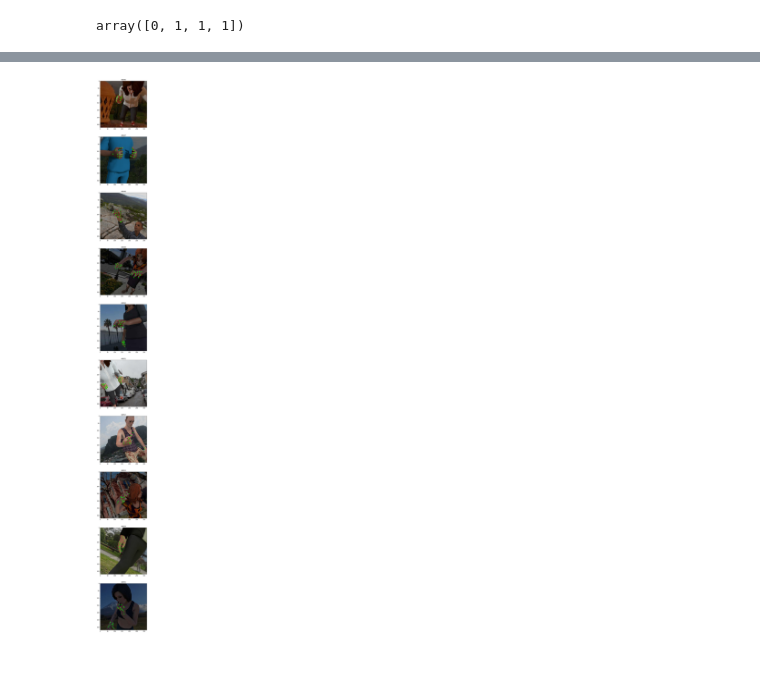
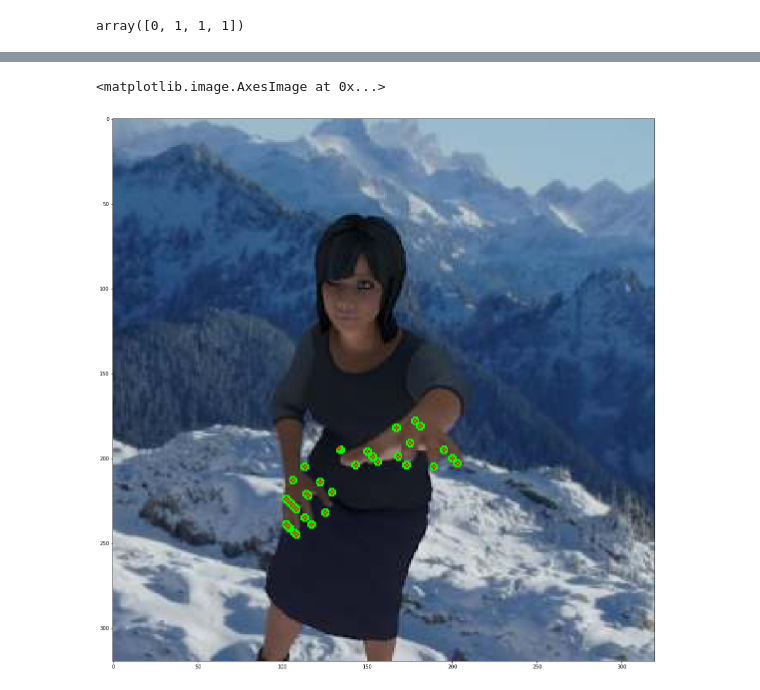
Before and after one commit to ClausHolmgaard/SVPGestureRec, a Jupyter notebook: Notebooks/Evaluate Model.ipynb, the cells around one changed output, grey strips where cells are left out. Cells and saved outputs as stored; diff of their text form; code cells hidden in the pictures; blank space fills up the shorter version.

```diff
--- a/Notebooks/Evaluate Model.ipynb
+++ b/Notebooks/Evaluate Model.ipynb
@@ -62,8 +62,8 @@ model = load_model(MODEL_FILE, custom_objects={'loss_function': l})
 # %%
 #model.summary()
 # %%
-samples_dir = VALIDATION_DIR
-annotations_dir = VALIDATION_ANNOTATIONS
+samples_dir = TRAIN_DIR
+annotations_dir = TRAIN_ANNOTATIONS
 NUM_SAMPLES_TO_CHECK = BATCHSIZE
 # %%
 #samples_to_check = []
@@ -78,6 +78,7 @@ NUM_SAMPLES_TO_CHECK = BATCHSIZE
 samples = np.array(sorted(get_all_samples(samples_dir, sample_type='png')))
 ind = np.random.randint(0, len(samples), size=NUM_SAMPLES_TO_CHECK)
 ind = range(10)
+ind = [0]
 samples_to_check = samples[ind]
 print(samples_to_check)
 # %% [output]
@@ -340,13 +341,14 @@ prediction_point: [7 8]
 def accuracy():
     pass
 # %%
-f, subs = plt.subplots(len(images_show), 1, figsize=(15, 8*len(samples_to_check)))
-for c, im in enumerate(images_show):
-    subs[c].imshow(im)
+#f, subs = plt.subplots(len(images_show), 1, figsize=(15, 8*len(samples_to_check)))
+#for c, im in enumerate(images_show):
+#    subs[c].imshow(im)
     #subs[c].set_title(f"Confidence: {np.max(res[c][:,:,:,0])}")
-    subs[c].set_title(f"{samples_to_check[c]}")
+#    subs[c].set_title(f"{samples_to_check[c]}")
 
-#f = plt.figure(figsize=(20, 20))
-#plt.imshow(images_show[0], cmap='gray')
+f = plt.figure(figsize=(20, 20))
+plt.imshow(images_show[0], cmap='gray')
 # %% [output]
+<matplotlib.image.AxesImage at 0x...>
-[figure, old version]
+[figure, new version]
```
Also changed, not shown: parts of 8 cells of this notebook, 10 other files.
